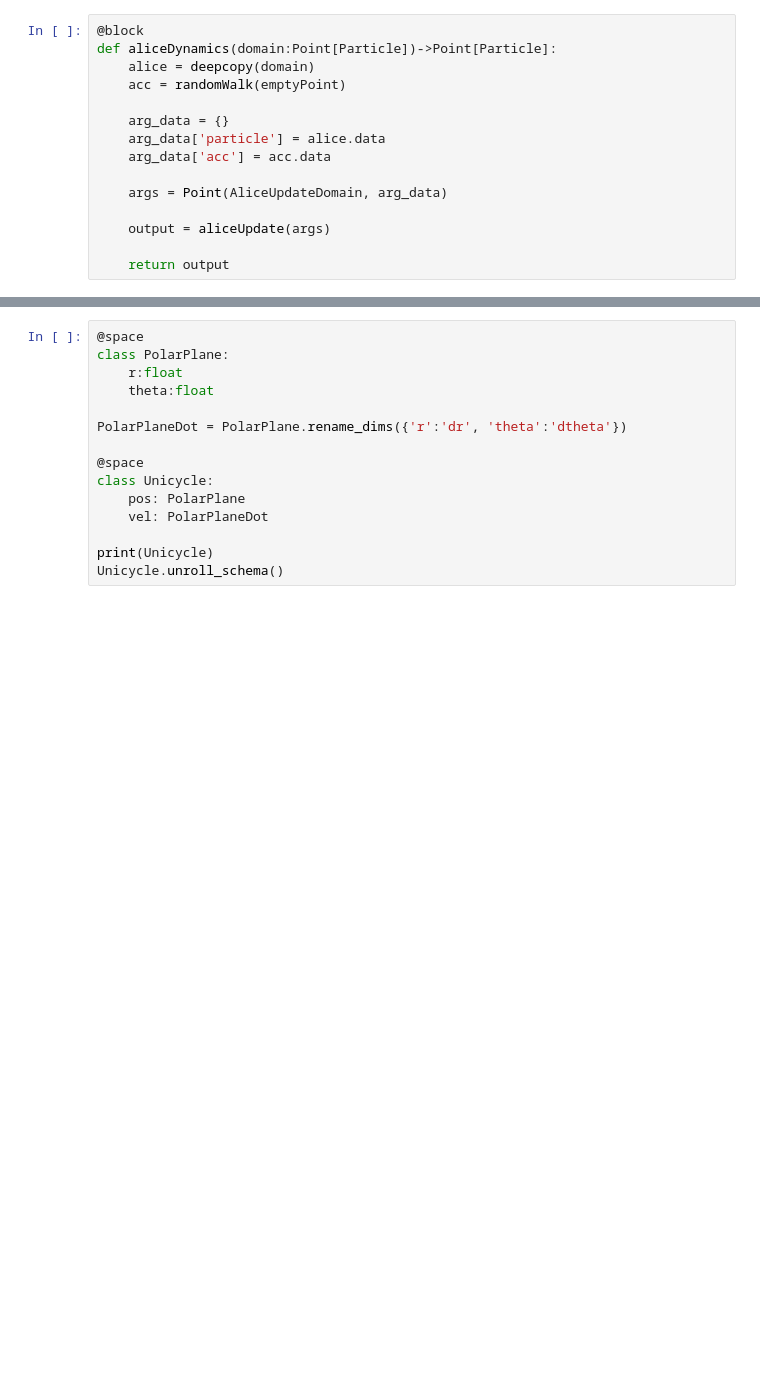
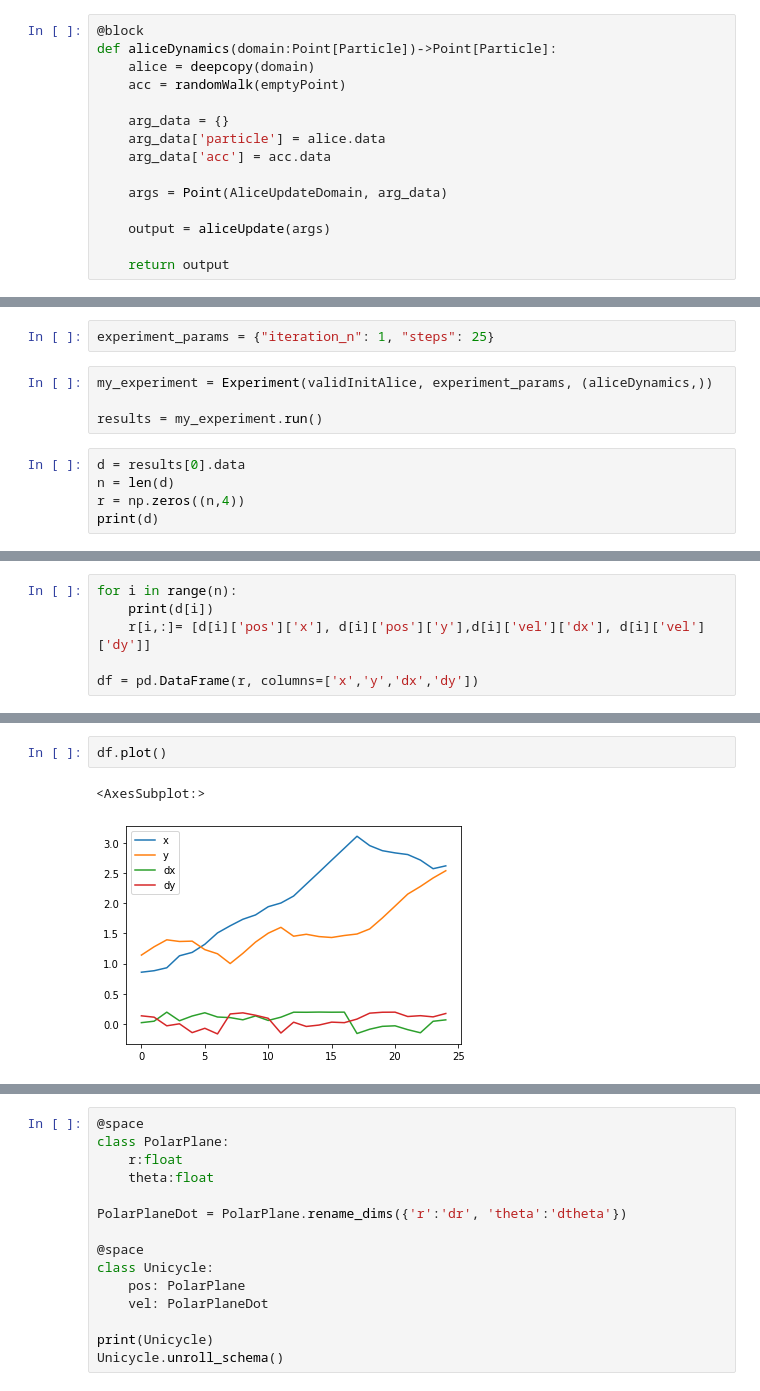
Before and after one commit to cadCAD-org/cadcad-ri, a Jupyter notebook: tag.ipynb, the cells around one changed output, grey strips where cells are left out. Cells and saved outputs as stored; diff of their text form; blank space fills up the shorter version.

```diff
--- a/tag.ipynb
+++ b/tag.ipynb
@@ -359,3 +362,14 @@ Point in space Particle has data
     },
     "maxspeed": 0.2
 }
+# %%
+experiment_params = {"iteration_n": 1, "steps": 25}
+# %%
+my_experiment = Experiment(validInitAlice, experiment_params, (aliceDynamics,))
+
+results = my_experiment.run()
+# %%
+d = results[0].data
+n = len(d)
+r = np.zeros((n,4))
+print(d)
@@ -361,0 +378,6 @@ Point in space Particle has data
+# %%
+for i in range(n):
+    print(d[i])
+    r[i,:]= [d[i]['pos']['x'], d[i]['pos']['y'],d[i]['vel']['dx'], d[i]['vel']['dy']]
+
+df = pd.DataFrame(r, columns=['x','y','dx','dy'])
@@ -361,0 +411,5 @@ Point in space Particle has data
+# %%
+df.plot()
+# %% [output]
+<AxesSubplot:>
+[figure, added]
```
Also changed, not shown: parts of 11 cells of this notebook.
